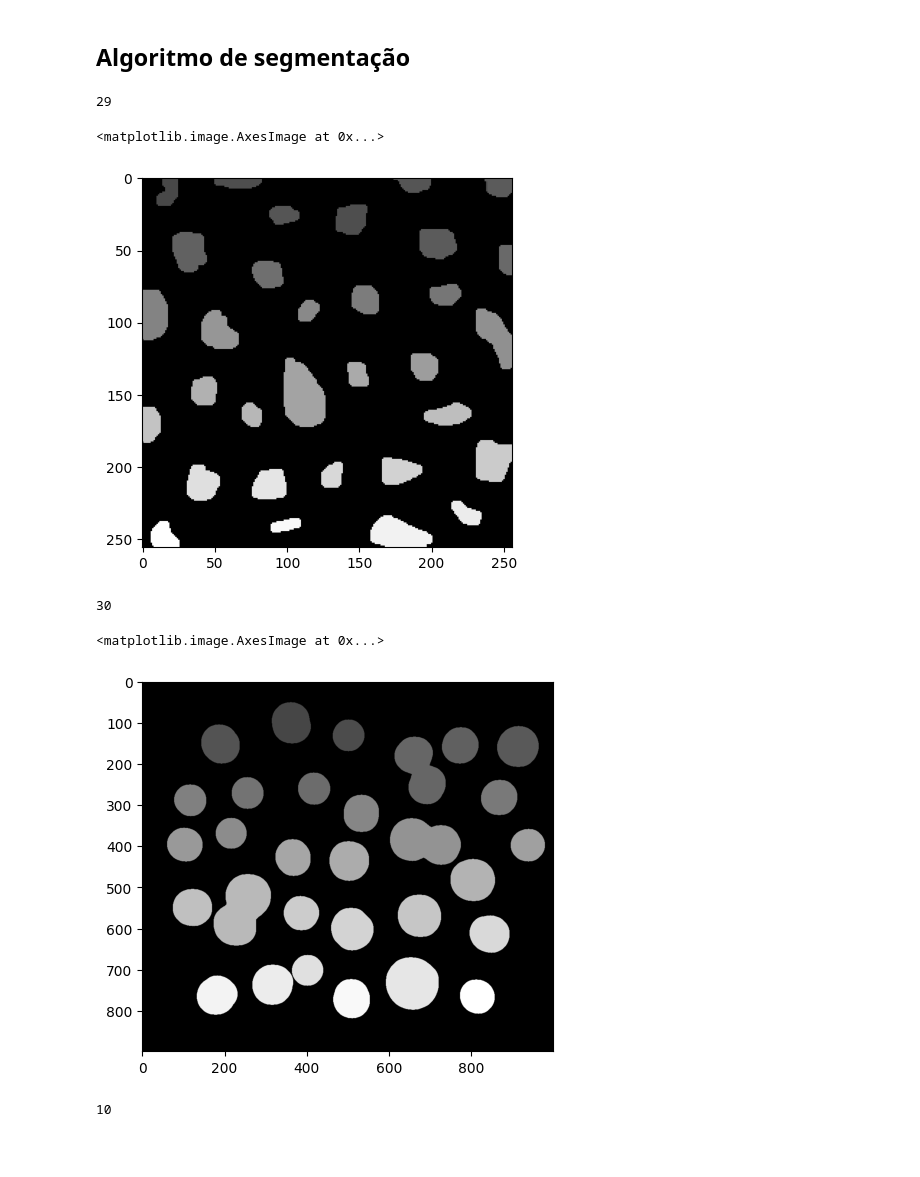
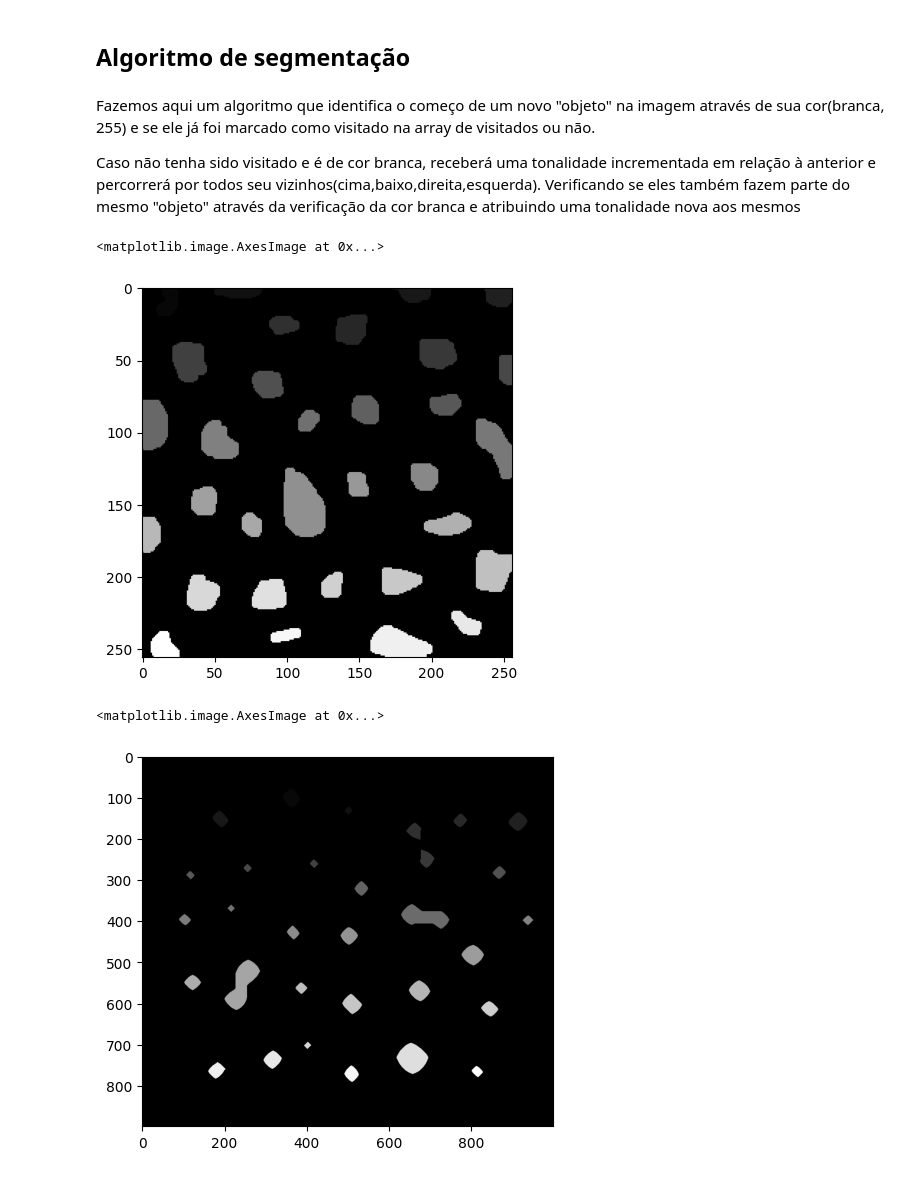
Before and after one commit to DiegogMagalhaes/PDI-Rep, a Jupyter notebook: Trabalho Pratico 4/Trabalho Pratico 4.ipynb, the cells around one changed output. Saved outputs shown, nothing was run; the diff lists cells and outputs as text; code cells hidden in the pictures; blank space fills up the shorter version.

```diff
--- a/Trabalho Pratico 4/Trabalho Pratico 4.ipynb
+++ b/Trabalho Pratico 4/Trabalho Pratico 4.ipynb
@@ -98,0 +163,7 @@ plt.show()
+# %%
+i = 0
+while(i <22):
+    foreground_img_coins = percorrer_tudo_diminuindo_objetos(foreground_img_coins)
+    i +=1
+
+plt.imshow(foreground_img_coins)
@@ -116,13 +195,17 @@ plt.show()
 [figure]
 # %% [markdown]
 ## Algoritmo de segmentação
+# %% [markdown]
+Fazemos aqui um algoritmo que identifica o começo de um novo "objeto" na imagem através de sua cor(branca, 255) e se ele já foi marcado como visitado na array de visitados ou não.
+
+Caso não tenha sido visitado e é de cor branca, receberá uma tonalidade incrementada em relação à anterior e percorrerá por todos seu vizinhos(cima,baixo,direita,esquerda). Verificando se eles também fazem parte do mesmo "objeto" através da verificação da cor branca e atribuindo uma tonalidade nova aos mesmos
 # %%
 sys.setrecursionlimit(1000000)
 
 
 def percorrer_tudo(imagem):
     img_width,img_height  = imagem.shape[:2]
-    tonalidade = 10
+    tonalidade = 0
     visitados = np.zeros((img_width,img_height))
 
     total_de_objetos = 0
@@ -138,8 +221,6 @@ def percorrer_tudo(imagem):
                 imagem[i][j] = tonalidade
                 percorrer(i, j, tonalidade,visitados, imagem,img_height,img_width)
             visitados[i][j] = 1
-
-    print(total_de_objetos)
     return imagem
 
 def percorrer(x,y, tonalidade,visitados, imagem, img_height, img_width):
@@ -175,25 +256,19 @@ def percorrer(x,y, tonalidade,visitados, imagem, img_height, img_width):
                 imagem[x] [y+1] = tonalidade
                 percorrer(x, y+1,tonalidade,visitados, imagem,img_height,img_width)
 # %%
-img_nova = percorrer_tudo(foreground_img_bolhas)
+img_bolhas_seg = percorrer_tudo(foreground_img_bolhas)
-# %% [output]
-29
 # %%
-plt.imshow(img_nova, cmap="gray")
+plt.imshow(img_bolhas_seg, cmap="gray")
 # %% [output]
 <matplotlib.image.AxesImage at 0x...>
-[figure, old version]
+[figure, new version]
 # %%
-img_nova_2 = percorrer_tudo(foreground_img_coins)
+img_coins_seg = percorrer_tudo(foreground_img_coins)
-# %% [output]
-30
 # %%
-plt.imshow(img_nova_2, cmap="gray")
+plt.imshow(img_coins_seg, cmap="gray")
 # %% [output]
 <matplotlib.image.AxesImage at 0x...>
-[figure, old version]
+[figure, new version]
 # %%
-img_nova_3 = percorrer_tudo(foreground_img_shapes)
+img_shapes_seg = percorrer_tudo(foreground_img_shapes)
-# %% [output]
-10
 # %%
```
Also changed, not shown: parts of 18 cells of this notebook.
